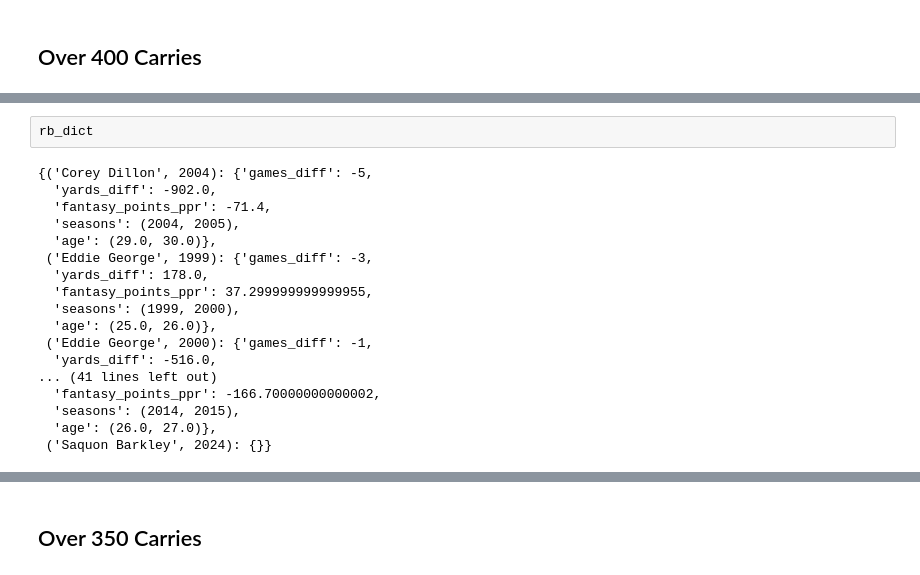
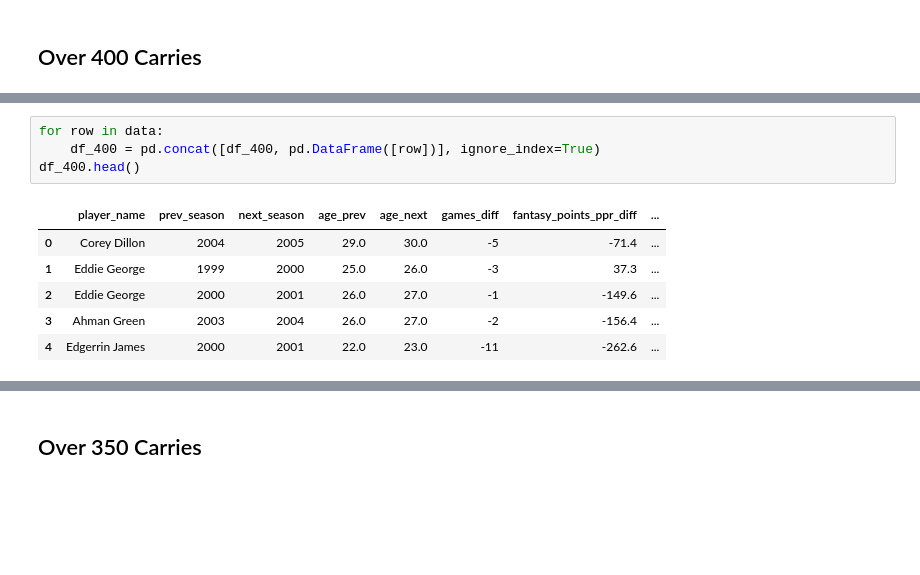
Before and after one commit to Alex-Bishka/Fantasy, a Jupyter notebook: Analysis/Notebooks/rb-workload.ipynb, the cells around one changed output, grey strips where cells are left out. Drawn from its saved outputs; the diff is of its cells as text; blank space fills up the shorter version.

```diff
--- a/Analysis/Notebooks/rb-workload.ipynb
+++ b/Analysis/Notebooks/rb-workload.ipynb
@@ -105,20 +165,11 @@ for index, row in df_carries_over_400.iterrows():
 # %%
-rb_dict
+for row in data:
+    df_400 = pd.concat([df_400, pd.DataFrame([row])], ignore_index=True)
+df_400.head()
 # %% [output]
-{('Corey Dillon', 2004): {'games_diff': -5,
-  'yards_diff': -902.0,
-  'fantasy_points_ppr': -71.4,
-  'seasons': (2004, 2005),
-  'age': (29.0, 30.0)},
- ('Eddie George', 1999): {'games_diff': -3,
-  'yards_diff': 178.0,
-  'fantasy_points_ppr': 37.299999999999955,
-  'seasons': (1999, 2000),
-  'age': (25.0, 26.0)},
- ('Eddie George', 2000): {'games_diff': -1,
-  'yards_diff': -516.0,
-... (41 lines left out)
-  'fantasy_points_ppr': -166.70000000000002,
-  'seasons': (2014, 2015),
-  'age': (26.0, 27.0)},
- ('Saquon Barkley', 2024): {}}
+|  | player_name | prev_season | next_season | age_prev | age_next | games_diff | fantasy_points_ppr_diff | ... |
+| 0 | Corey Dillon | 2004 | 2005 | 29.0 | 30.0 | -5 | -71.4 | ... |
+| 1 | Eddie George | 1999 | 2000 | 25.0 | 26.0 | -3 | 37.3 | ... |
+| 2 | Eddie George | 2000 | 2001 | 26.0 | 27.0 | -1 | -149.6 | ... |
+| 3 | Ahman Green | 2003 | 2004 | 26.0 | 27.0 | -2 | -156.4 | ... |
+| 4 | Edgerrin James | 2000 | 2001 | 22.0 | 23.0 | -11 | -262.6 | ... |
```
Also changed, not shown: parts of 23 cells of this notebook, 2 other files.
